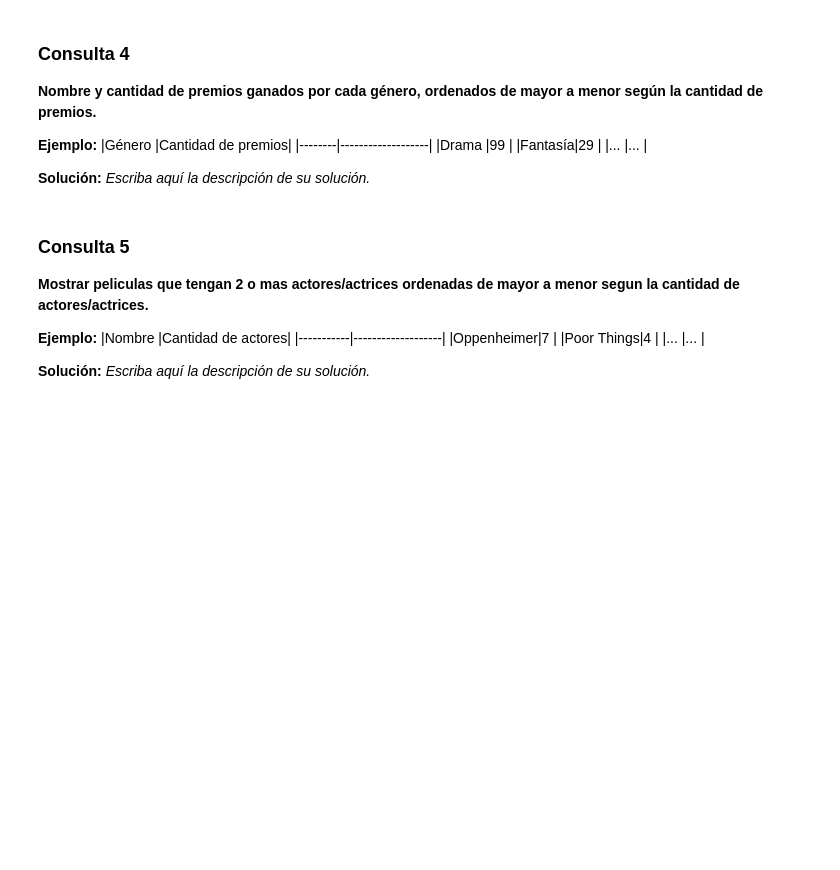
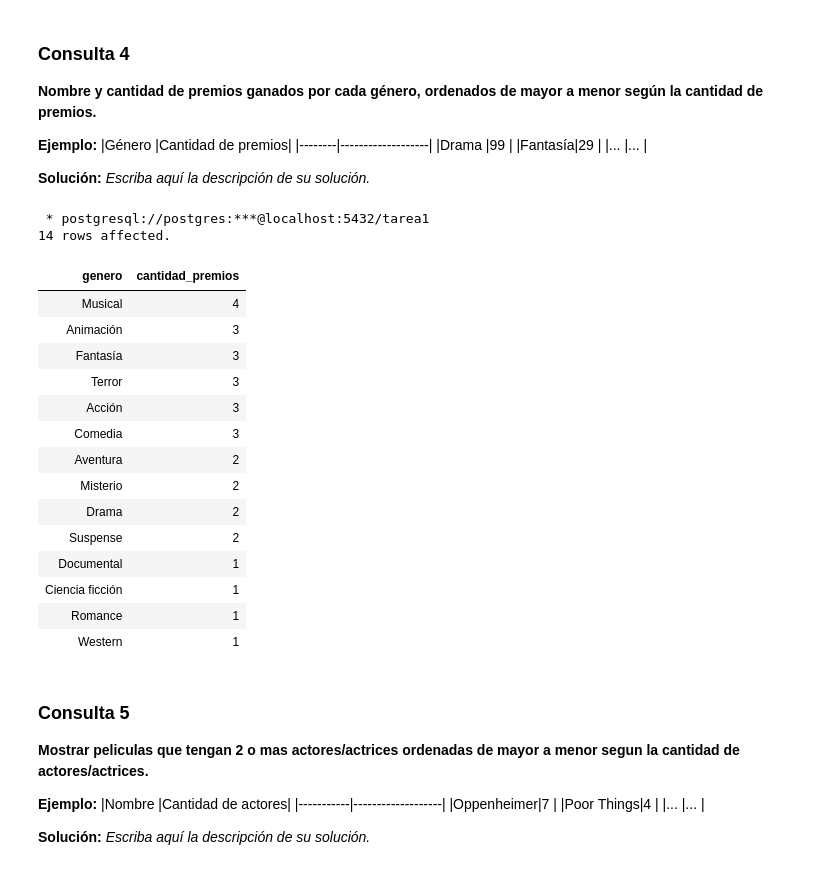
Before and after one commit to USM-Wolffe/Tarea-1-Base-de-datos, a Jupyter notebook: Tarea_1.ipynb, the cells around one changed output. Cells and saved outputs as stored; diff of their text form; code cells hidden in the pictures; blank space fills up the shorter version.

```diff
--- a/Tarea_1.ipynb
+++ b/Tarea_1.ipynb
@@ -393,3 +423,28 @@ Escriba aquí las consultas pedidas. Recuerde agregar una descripción _breve_ d
+# %%
+%%sql
+SELECT p.genero, COUNT(pp.id_premio) as cantidad_premios
+FROM pelicula p
+JOIN premio_mejor_pelicula pp ON p.id_pelicula = pp.id_pelicula
+GROUP BY p.genero
+ORDER BY cantidad_premios DESC;
+# %% [output]
+ * postgresql://postgres:***@localhost:5432/tarea1
+14 rows affected.
+| genero | cantidad_premios |
+| Musical | 4 |
+| Animación | 3 |
+| Fantasía | 3 |
+| Terror | 3 |
+| Acción | 3 |
+| Comedia | 3 |
+| Aventura | 2 |
+| Misterio | 2 |
+| Drama | 2 |
+| Suspense | 2 |
+| Documental | 1 |
+| Ciencia ficción | 1 |
+| Romance | 1 |
+| Western | 1 |
 # %% [markdown]
 ### Consulta 5
 **Mostrar peliculas que tengan 2 o mas actores/actrices ordenadas de mayor a menor segun la cantidad de actores/actrices.**
```
Also changed, not shown: parts of 19 cells of this notebook.
